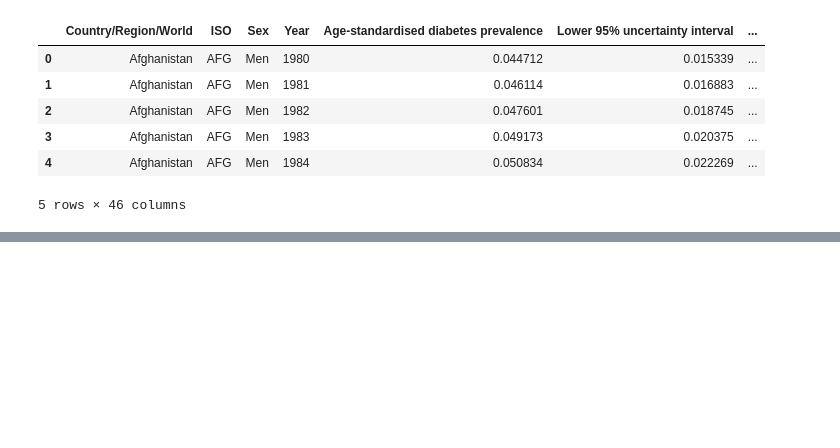
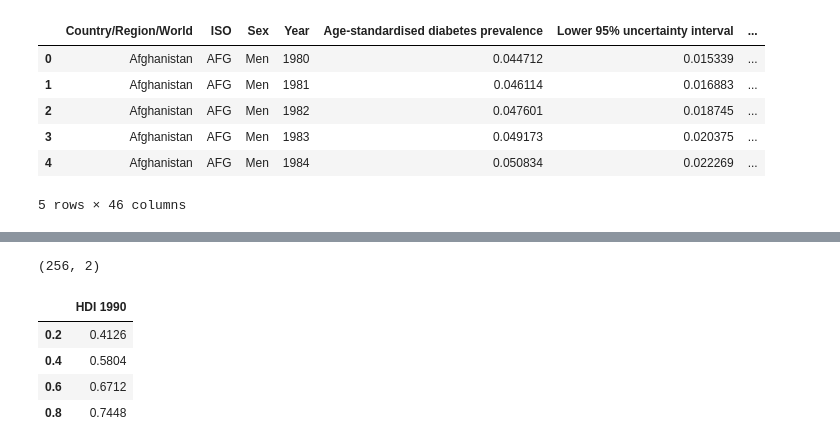
Before and after one commit to amateola7/Project-1-group4, a Jupyter notebook: ProjectOneDataAnalysis_SAH.ipynb, the cells around one changed output, grey strips where cells are left out. Drawn from its saved outputs; the diff is of its cells as text; code cells hidden in the pictures; blank space fills up the shorter version.

```diff
--- a/ProjectOneDataAnalysis_SAH.ipynb
+++ b/ProjectOneDataAnalysis_SAH.ipynb
@@ -90,0 +105,33 @@ Text(0.5, 1.0, '2014 - CPIA property rights and rule-based governance rating (1=
+# %%
+codes=codes[['Country', 'Alpha-3 code']]
+# %%
+codes.shape
+# %% [output]
+(256, 2)
+# %%
+hdi = hdi.merge(codes, on='Country')
+# %%
+hdi_years = [ '1990', '1991', '1992', '1993', '1994',
+       '1995', '1996', '1997', '1998', '1999', '2000', '2001', '2002', '2003',
+       '2004', '2005', '2006', '2007', '2008', '2009', '2010', '2011', '2012',
+       '2013', '2014', '2015', '2016', '2017']
+hdi_col = hdi.melt(value_vars= hdi_years, id_vars=['Country','Alpha-3 code','HDI Rank (2017)'])
+# %%
+hdi_col.columns=['Country','ISO','HDIrank2017','Year','HDIvalue']
+# %%
+hdi_quint = {}
+
+for y in hdi_years:
+    #print(type(y))
+    tmp = hdi_col.groupby(['Year']).get_group(y)
+    tmp = tmp[['HDIvalue']]
+    tmp.columns=[f'HDI {y}']
+    hdi_quint[y] = tmp.sort_values(f'HDI {y}',ascending=True).quantile([0.2,0.4,0.6, 0.8])
+
+hdi_quint['1990']
+# %% [output]
+|  | HDI 1990 |
+| 0.2 | 0.4126 |
+| 0.4 | 0.5804 |
+| 0.6 | 0.6712 |
+| 0.8 | 0.7448 |
```
Also changed, not shown: parts of 16 cells of this notebook.
